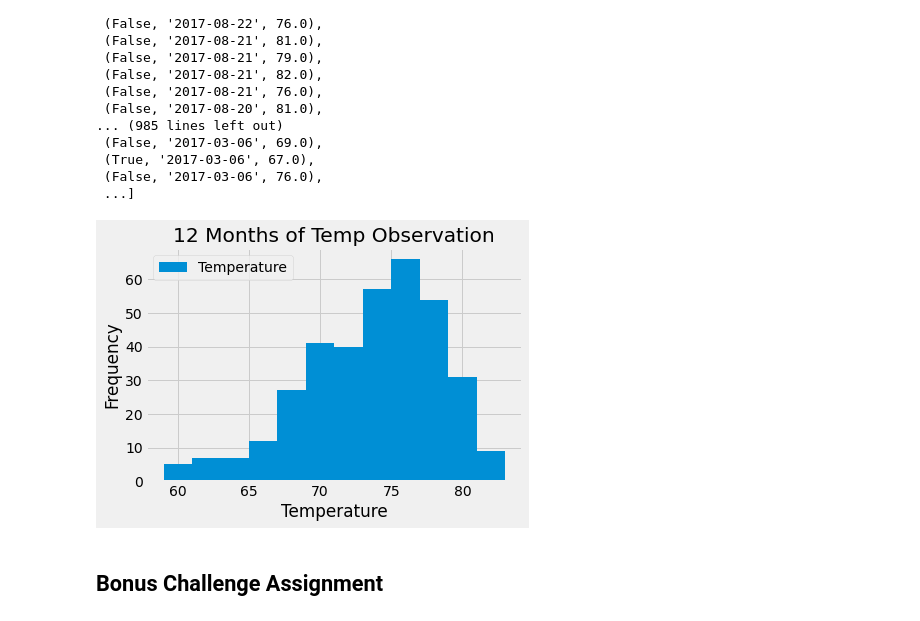
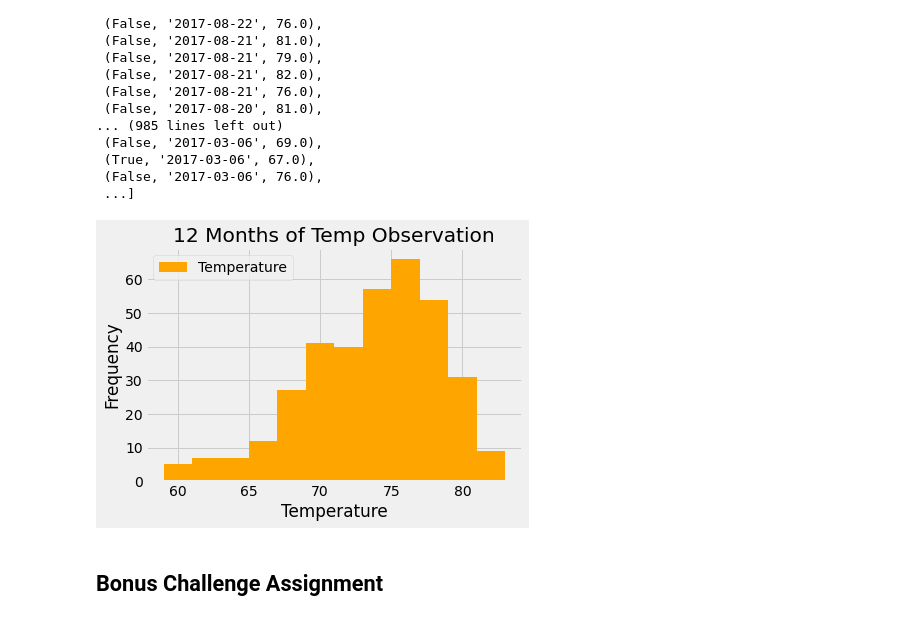
Before and after one commit to jump8621/sqlalchemy_climate_analysis, a Jupyter notebook: climate_starter.ipynb, the cells around one changed output. Cells and saved outputs as stored; diff of their text form; code cells hidden in the pictures.

```diff
--- a/climate_starter.ipynb
+++ b/climate_starter.ipynb
@@ -260,24 +260,24 @@ session.query(Measurement.station ==active_station[0][0], Measurement.date, Meas
 # %%
 target_date = dt.date(2017, 8, 18)
 delta= dt.timedelta(days=365)
 query_date = target_date - delta
 
 h_tob = session.query(Measurement.date, Measurement.tobs).\
     filter(Measurement.station=='USC00519281').\
     filter(Measurement.date > query_date).order_by(Measurement.date.desc()).all()
 h_tob
 h_tob_df = pd.DataFrame(h_tob, columns=['Date','Temperature'])
 h_tob_df.head()
 
-ax = h_tob_df.plot.hist(title="12 Months of Temp Observation", bins=12)
+ax = h_tob_df.plot.hist(title="12 Months of Temp Observation", color="orange", bins=12)
 ax.set_xlabel('Temperature')
 plt.tight_layout
 
 plt.savefig('TempObservation.png')
 plt.show()
 plt.close()
 # %% [output]
-[figure, old version]
+[figure, new version]
 # %% [markdown]
 ## Bonus Challenge Assignment
 # %%
```
Also changed, not shown: parts of 1 cell of this notebook, 2 other files.
